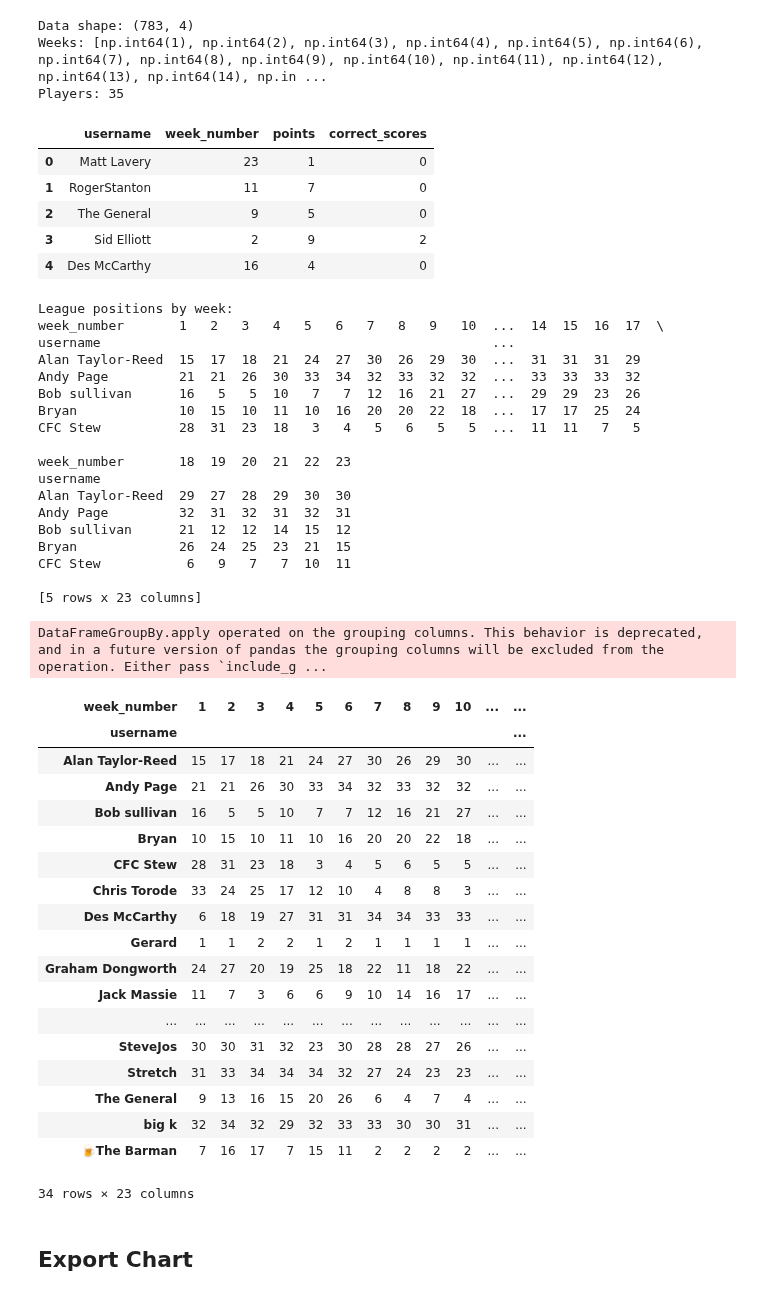
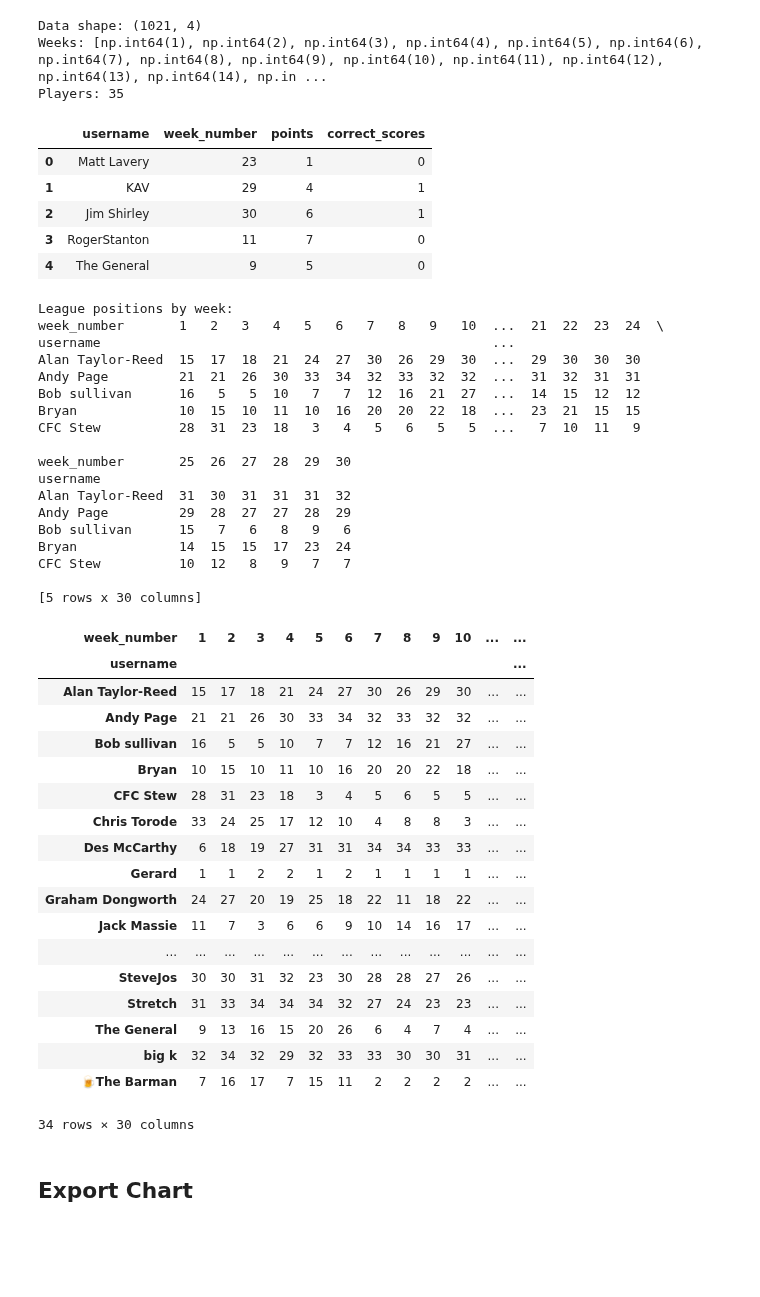
Before and after one commit to Gavin-Persad/predictions_data, a Jupyter notebook: Notebooks/league_progression.ipynb, the cells around one changed output. Cells and saved outputs as stored; diff of their text form; code cells hidden in the pictures; blank space fills up the shorter version.

```diff
--- a/Notebooks/league_progression.ipynb
+++ b/Notebooks/league_progression.ipynb
@@ -3,41 +3,41 @@ import pandas as pd
 import plotly.graph_objects as go
 
 # Load data
-game_week_scores = pd.read_csv('../CSV/10.02.2026/game_week_scores_rows.csv')
-game_weeks = pd.read_csv('../CSV/10.02.2026/game_weeks_rows.csv')
+game_week_scores = pd.read_csv('../CSV/06.04.2026/game_week_scores_rows.csv')
+game_weeks = pd.read_csv('../CSV/06.04.2026/game_weeks_rows.csv')
 profiles = pd.read_csv('../CSV/19.01.2026/profiles.csv')
 
 # Merge data
 merged = game_week_scores.merge(
     game_weeks[['id', 'week_number']],
     left_on='game_week_id',
     right_on='id',
     how='left'
 ).merge(
     profiles[['id', 'username']],
     left_on='player_id',
     right_on='id',
     how='left',
     suffixes=('', '_profile')
 )
 
 # Keep relevant columns
 df = merged[['username', 'week_number', 'points', 'correct_scores']].copy()
 
 print(f"Data shape: {df.shape}")
 print(f"Weeks: {sorted(df['week_number'].unique())}")
 print(f"Players: {len(df['username'].unique())}")
 df.head()
 # %% [output]
-Data shape: (783, 4)
+Data shape: (1021, 4)
 Weeks: [np.int64(1), np.int64(2), np.int64(3), np.int64(4), np.int64(5), np.int64(6), np.int64(7), np.int64(8), np.int64(9), np.int64(10), np.int64(11), np.int64(12), np.int64(13), np.int64(14), np.in ...
 Players: 35
 |  | username | week_number | points | correct_scores |
 | 0 | Matt Lavery | 23 | 1 | 0 |
-| 1 | RogerStanton | 11 | 7 | 0 |
-| 2 | The General | 9 | 5 | 0 |
-| 3 | Sid Elliott | 2 | 9 | 2 |
-| 4 | Des McCarthy | 16 | 4 | 0 |
+| 1 | KAV | 29 | 4 | 1 |
+| 2 | Jim Shirley | 30 | 6 | 1 |
+| 3 | RogerStanton | 11 | 7 | 0 |
+| 4 | The General | 9 | 5 | 0 |
 # %%
 # Calculate cumulative points and correct scores for each player per week
 # Remove test player
@@ -69,43 +69,42 @@ print(position_by_week.head())
 position_by_week
 # %% [output]
 League positions by week:
-week_number       1   2   3   4   5   6   7   8   9   10  ...  14  15  16  17  \
+week_number       1   2   3   4   5   6   7   8   9   10  ...  21  22  23  24  \
 username                                                  ...
-Alan Taylor-Reed  15  17  18  21  24  27  30  26  29  30  ...  31  31  31  29
-Andy Page         21  21  26  30  33  34  32  33  32  32  ...  33  33  33  32
-Bob sullivan      16   5   5  10   7   7  12  16  21  27  ...  29  29  23  26
-Bryan             10  15  10  11  10  16  20  20  22  18  ...  17  17  25  24
-CFC Stew          28  31  23  18   3   4   5   6   5   5  ...  11  11   7   5
+Alan Taylor-Reed  15  17  18  21  24  27  30  26  29  30  ...  29  30  30  30
+Andy Page         21  21  26  30  33  34  32  33  32  32  ...  31  32  31  31
+Bob sullivan      16   5   5  10   7   7  12  16  21  27  ...  14  15  12  12
+Bryan             10  15  10  11  10  16  20  20  22  18  ...  23  21  15  15
+CFC Stew          28  31  23  18   3   4   5   6   5   5  ...   7  10  11   9
 
-week_number       18  19  20  21  22  23
+week_number       25  26  27  28  29  30
 username
-Alan Taylor-Reed  29  27  28  29  30  30
-Andy Page         32  31  32  31  32  31
-Bob sullivan      21  12  12  14  15  12
-Bryan             26  24  25  23  21  15
-CFC Stew           6   9   7   7  10  11
+Alan Taylor-Reed  31  30  31  31  31  32
+Andy Page         29  28  27  27  28  29
+Bob sullivan      15   7   6   8   9   6
+Bryan             14  15  15  17  23  24
+CFC Stew          10  12   8   9   7   7
 
-[5 rows x 23 columns]
+[5 rows x 30 columns]
+| week_number | 1 | 2 | 3 | 4 | 5 | 6 | 7 | 8 | 9 | 10 | ... | ... |
+| username |  |  |  |  |  |  |  |  |  |  |  | ... |
+| Alan Taylor-Reed | 15 | 17 | 18 | 21 | 24 | 27 | 30 | 26 | 29 | 30 | ... | ... |
+| Andy Page | 21 | 21 | 26 | 30 | 33 | 34 | 32 | 33 | 32 | 32 | ... | ... |
+| Bob sullivan | 16 | 5 | 5 | 10 | 7 | 7 | 12 | 16 | 21 | 27 | ... | ... |
+| Bryan | 10 | 15 | 10 | 11 | 10 | 16 | 20 | 20 | 22 | 18 | ... | ... |
+| CFC Stew | 28 | 31 | 23 | 18 | 3 | 4 | 5 | 6 | 5 | 5 | ... | ... |
+| Chris Torode | 33 | 24 | 25 | 17 | 12 | 10 | 4 | 8 | 8 | 3 | ... | ... |
+| Des McCarthy | 6 | 18 | 19 | 27 | 31 | 31 | 34 | 34 | 33 | 33 | ... | ... |
+| Gerard | 1 | 1 | 2 | 2 | 1 | 2 | 1 | 1 | 1 | 1 | ... | ... |
+| Graham Dongworth | 24 | 27 | 20 | 19 | 25 | 18 | 22 | 11 | 18 | 22 | ... | ... |
+| Jack Massie | 11 | 7 | 3 | 6 | 6 | 9 | 10 | 14 | 16 | 17 | ... | ... |
+| ... | ... | ... | ... | ... | ... | ... | ... | ... | ... | ... | ... | ... |
+| SteveJos | 30 | 30 | 31 | 32 | 23 | 30 | 28 | 28 | 27 | 26 | ... | ... |
+| Stretch | 31 | 33 | 34 | 34 | 34 | 32 | 27 | 24 | 23 | 23 | ... | ... |
+| The General | 9 | 13 | 16 | 15 | 20 | 26 | 6 | 4 | 7 | 4 | ... | ... |
+| big k | 32 | 34 | 32 | 29 | 32 | 33 | 33 | 30 | 30 | 31 | ... | ... |
+| 🍺The Barman | 7 | 16 | 17 | 7 | 15 | 11 | 2 | 2 | 2 | 2 | ... | ... |
-DataFrameGroupBy.apply operated on the grouping columns. This behavior is deprecated, and in a future version of pandas the grouping columns will be excluded from the operation. Either pass `include_g ...
+34 rows × 30 columns
-| week_number | 1 | 2 | 3 | 4 | 5 | 6 | 7 | 8 | 9 | 10 | ... | ... |
-| username |  |  |  |  |  |  |  |  |  |  |  | ... |
-| Alan Taylor-Reed | 15 | 17 | 18 | 21 | 24 | 27 | 30 | 26 | 29 | 30 | ... | ... |
-| Andy Page | 21 | 21 | 26 | 30 | 33 | 34 | 32 | 33 | 32 | 32 | ... | ... |
-| Bob sullivan | 16 | 5 | 5 | 10 | 7 | 7 | 12 | 16 | 21 | 27 | ... | ... |
-| Bryan | 10 | 15 | 10 | 11 | 10 | 16 | 20 | 20 | 22 | 18 | ... | ... |
-| CFC Stew | 28 | 31 | 23 | 18 | 3 | 4 | 5 | 6 | 5 | 5 | ... | ... |
-| Chris Torode | 33 | 24 | 25 | 17 | 12 | 10 | 4 | 8 | 8 | 3 | ... | ... |
-| Des McCarthy | 6 | 18 | 19 | 27 | 31 | 31 | 34 | 34 | 33 | 33 | ... | ... |
-| Gerard | 1 | 1 | 2 | 2 | 1 | 2 | 1 | 1 | 1 | 1 | ... | ... |
-| Graham Dongworth | 24 | 27 | 20 | 19 | 25 | 18 | 22 | 11 | 18 | 22 | ... | ... |
-| Jack Massie | 11 | 7 | 3 | 6 | 6 | 9 | 10 | 14 | 16 | 17 | ... | ... |
-| ... | ... | ... | ... | ... | ... | ... | ... | ... | ... | ... | ... | ... |
-| SteveJos | 30 | 30 | 31 | 32 | 23 | 30 | 28 | 28 | 27 | 26 | ... | ... |
-| Stretch | 31 | 33 | 34 | 34 | 34 | 32 | 27 | 24 | 23 | 23 | ... | ... |
-| The General | 9 | 13 | 16 | 15 | 20 | 26 | 6 | 4 | 7 | 4 | ... | ... |
-| big k | 32 | 34 | 32 | 29 | 32 | 33 | 33 | 30 | 30 | 31 | ... | ... |
-| 🍺The Barman | 7 | 16 | 17 | 7 | 15 | 11 | 2 | 2 | 2 | 2 | ... | ... |
-34 rows × 23 columns
 # %%
 # Create interactive line chart with Plotly
 fig = go.Figure()
```
Also changed, not shown: parts of 1 cell of this notebook, 7 other files.
